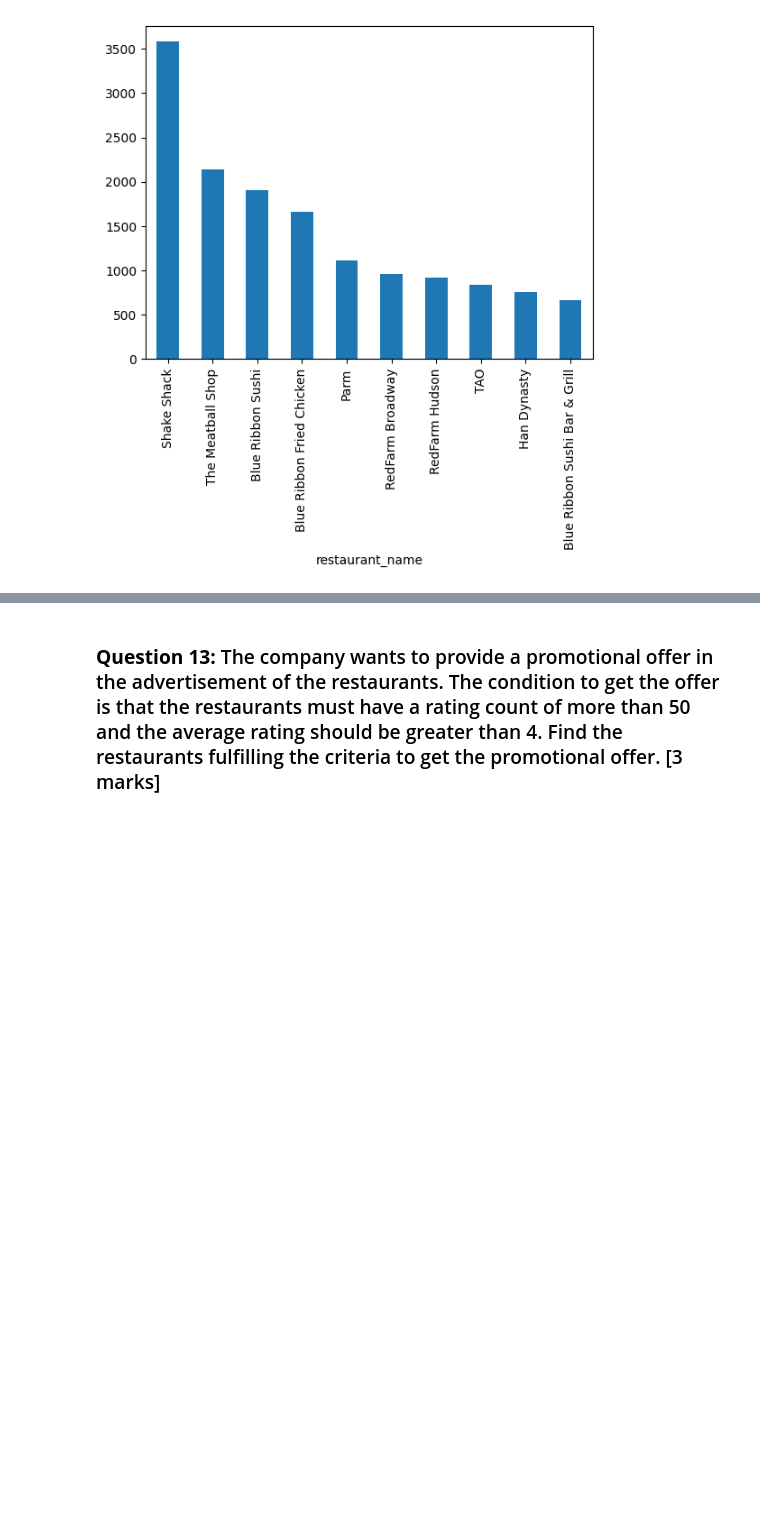
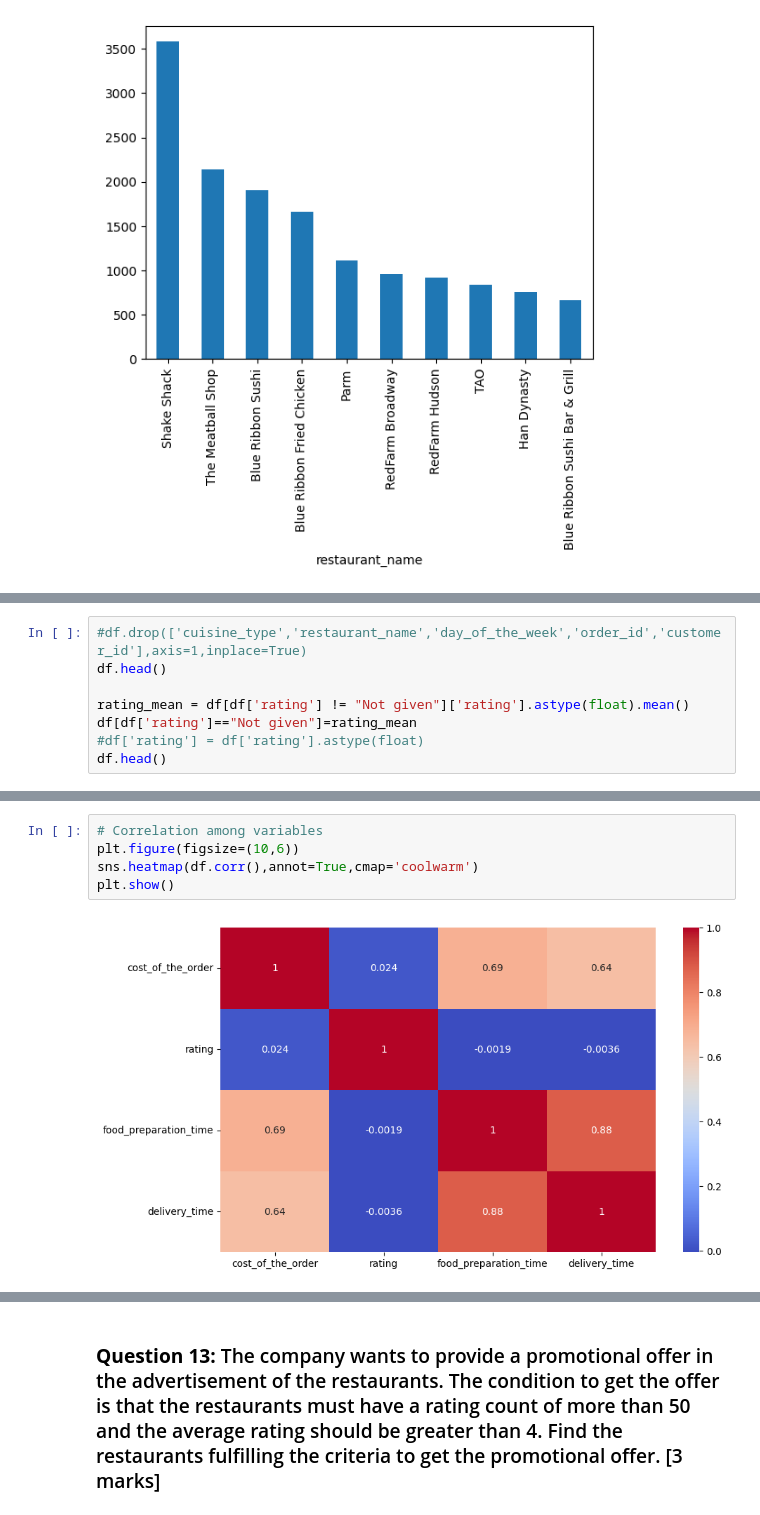
Before and after one commit to SudipKundu2023/Greatlearning, a Jupyter notebook: FoodHubUsecase/PYF_Project_Learner_Notebook_Full_Code.ipynb, the cells around one changed output, grey strips where cells are left out. Drawn from its saved outputs; the diff is of its cells as text; blank space fills up the shorter version.

```diff
--- a/FoodHubUsecase/PYF_Project_Learner_Notebook_Full_Code.ipynb
+++ b/FoodHubUsecase/PYF_Project_Learner_Notebook_Full_Code.ipynb
@@ -381,0 +435,8 @@ df.groupby('restaurant_name')['cost_of_the_order'].sum().sort_values(ascending=F
+# %%
+#df.drop(['cuisine_type','restaurant_name','day_of_the_week','order_id','customer_id'],axis=1,inplace=True)
+df.head()
+
+rating_mean = df[df['rating'] != "Not given"]['rating'].astype(float).mean()
+df[df['rating']=="Not given"]=rating_mean
+#df['rating'] = df['rating'].astype(float)
+df.head()
@@ -381,0 +450,7 @@ df.groupby('restaurant_name')['cost_of_the_order'].sum().sort_values(ascending=F
+# %%
+# Correlation among variables
+plt.figure(figsize=(10,6))
+sns.heatmap(df.corr(),annot=True,cmap='coolwarm')
+plt.show()
+# %% [output]
+[figure, added]
```
Also changed, not shown: parts of 9 cells of this notebook.
